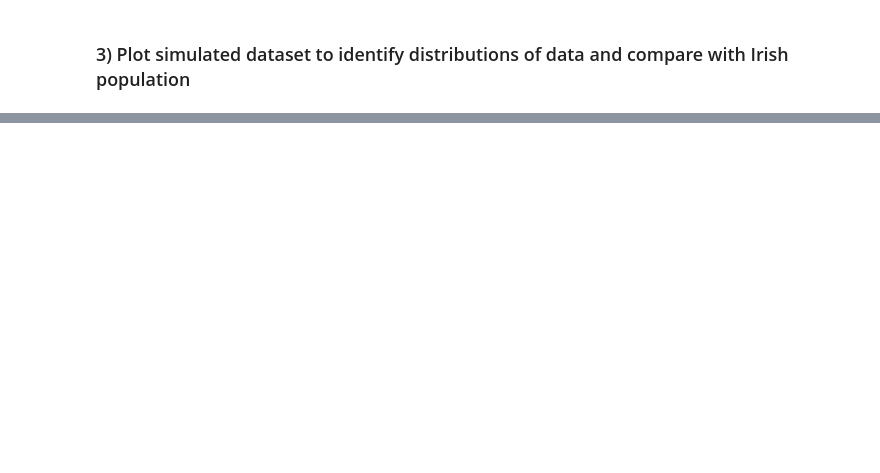
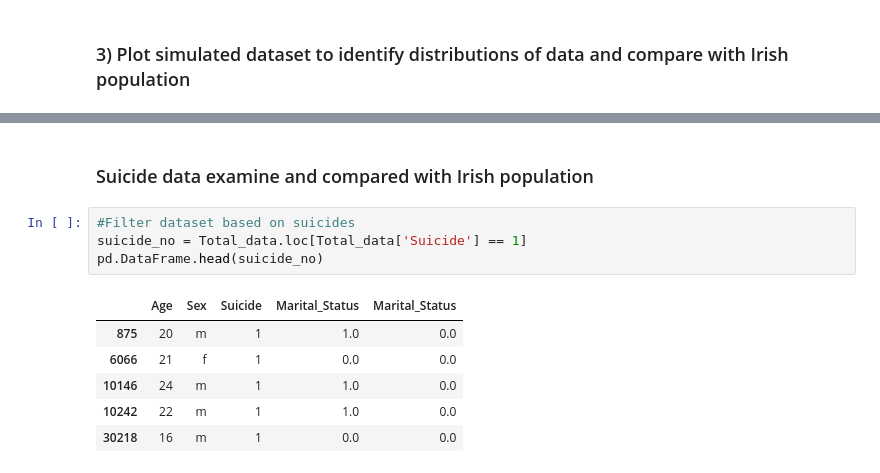
Before and after one commit to roisinanglim/suicide_rates, a Jupyter notebook: suicide _rates_data_simulation.ipynb, the cells around one changed output, grey strips where cells are left out. Drawn from its saved outputs; the diff is of its cells as text; blank space fills up the shorter version.

```diff
--- a/suicide _rates_data_simulation.ipynb
+++ b/suicide _rates_data_simulation.ipynb
@@ -485,0 +610,13 @@ sns.distplot(Total_data.Age)
+# %% [markdown]
+### Suicide data examine and compared with Irish population
+# %%
+#Filter dataset based on suicides
+suicide_no = Total_data.loc[Total_data['Suicide'] == 1]
+pd.DataFrame.head(suicide_no)
+# %% [output]
+|  | Age | Sex | Suicide | Marital_Status | Marital_Status |
+| 875 | 20 | m | 1 | 1.0 | 0.0 |
+| 6066 | 21 | f | 1 | 0.0 | 0.0 |
+| 10146 | 24 | m | 1 | 1.0 | 0.0 |
+| 10242 | 22 | m | 1 | 1.0 | 0.0 |
+| 30218 | 16 | m | 1 | 0.0 | 0.0 |
```
Also changed, not shown: parts of 20 cells of this notebook.
